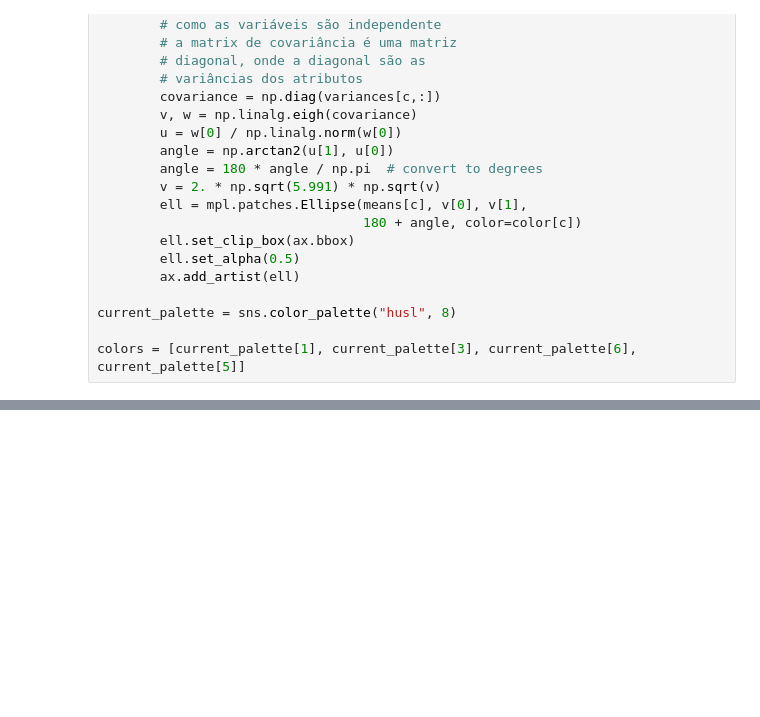
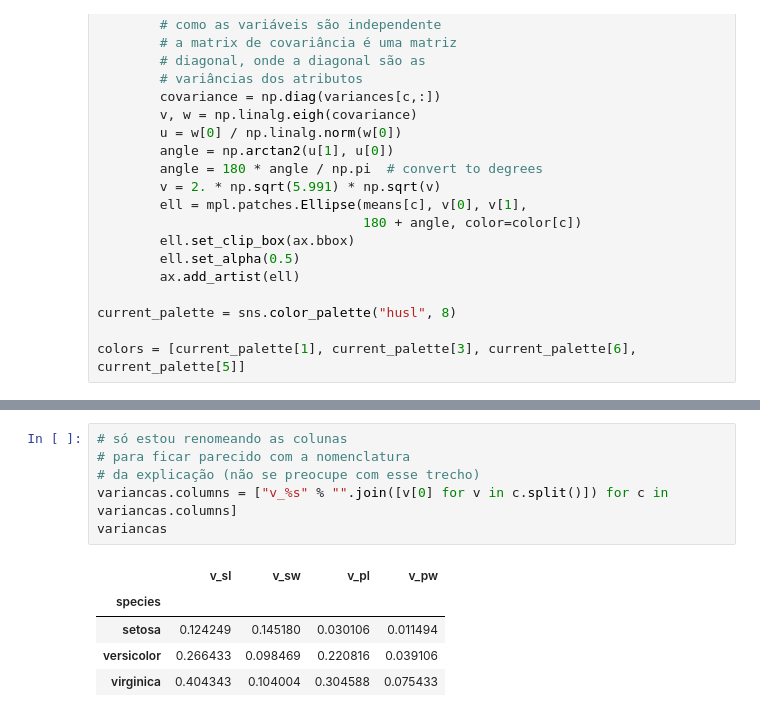
Before and after one commit to raphaelcampos/introducao-linguagens-estatisticas, a Jupyter notebook: python/aula_03/visualizacao.ipynb, the cells around one changed output, grey strips where cells are left out. Saved outputs shown, nothing was run; the diff lists cells and outputs as text; blank space fills up the shorter version.

```diff
--- a/python/aula_03/visualizacao.ipynb
+++ b/python/aula_03/visualizacao.ipynb
@@ -244,0 +306,12 @@ colors = [current_palette[1], current_palette[3], current_palette[6], current_pa
+# %%
+# só estou renomeando as colunas
+# para ficar parecido com a nomenclatura
+# da explicação (não se preocupe com esse trecho)
+variancas.columns = ["v_%s" % "".join([v[0] for v in c.split()]) for c in variancas.columns]
+variancas
+# %% [output]
+|  | v_sl | v_sw | v_pl | v_pw |
+| species |  |  |  |  |
+| setosa | 0.124249 | 0.145180 | 0.030106 | 0.011494 |
+| versicolor | 0.266433 | 0.098469 | 0.220816 | 0.039106 |
+| virginica | 0.404343 | 0.104004 | 0.304588 | 0.075433 |
```
Also changed, not shown: parts of 9 cells of this notebook, 1 other file.
